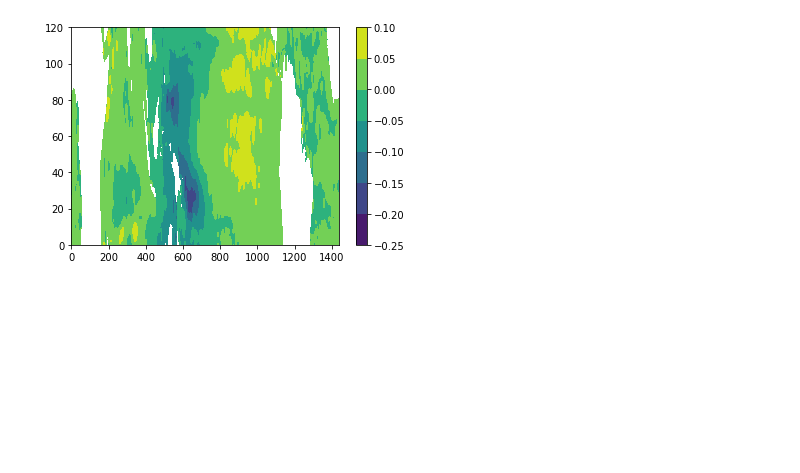
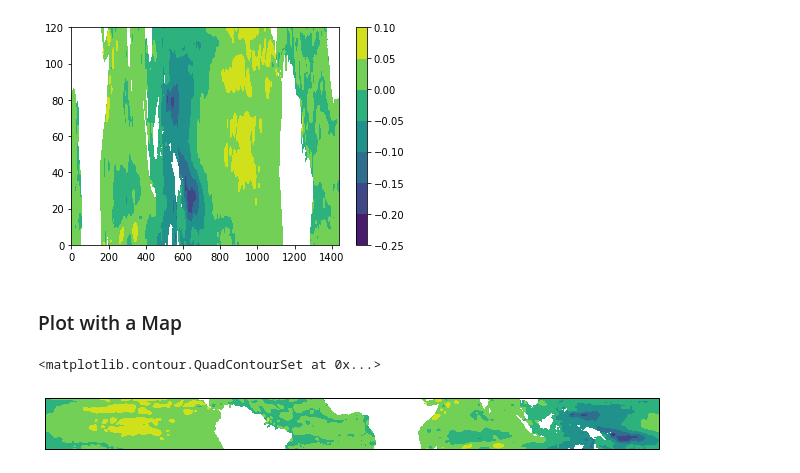
Before and after one commit to GeoRath/Climate-680, a Jupyter notebook: Assignment1.ipynb, the cells around one changed output. Saved outputs shown, nothing was run; the diff lists cells and outputs as text; code cells hidden in the pictures; blank space fills up the shorter version.

Commit message:
Updated graphs and added comments

```diff
--- a/Assignment1.ipynb
+++ b/Assignment1.ipynb
@@ -62,3 +78,22 @@ plt.colorbar()
 # %% [output]
 <matplotlib.colorbar.Colorbar at 0x...>
 [figure]
+# %% [markdown]
+### Plot with a Map
+# %%
+# Make the figure larger
+fig = plt.figure(figsize=(11,8.5))
+
+# Set the axes using the specified map projection
+ax=plt.axes(projection=ccrs.PlateCarree())
+
+# Make a filled contour plot
+# Adjust lon -> longitude and Lat -> Latitdue from Dataset
+ax.contourf(ds['longitude'], ds['latitude'], ds_mean,
+            transform = ccrs.PlateCarree())
+
+# Add coastlines (Currently not working)
+#ax.coastlines()
+# %% [output]
+<matplotlib.contour.QuadContourSet at 0x...>
+[figure, added]
```
Also changed, not shown: parts of 17 cells of this notebook.
